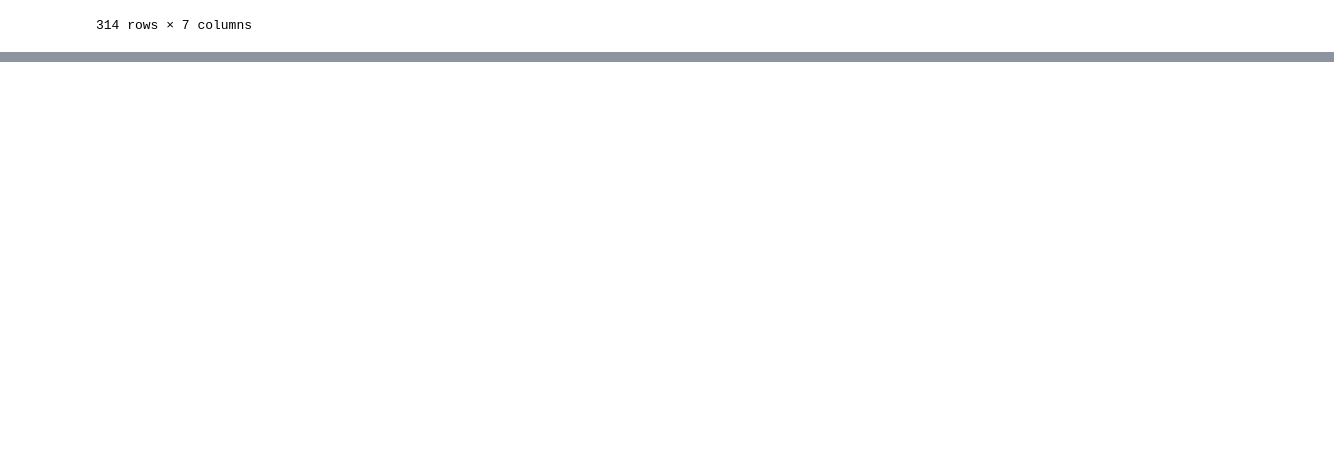
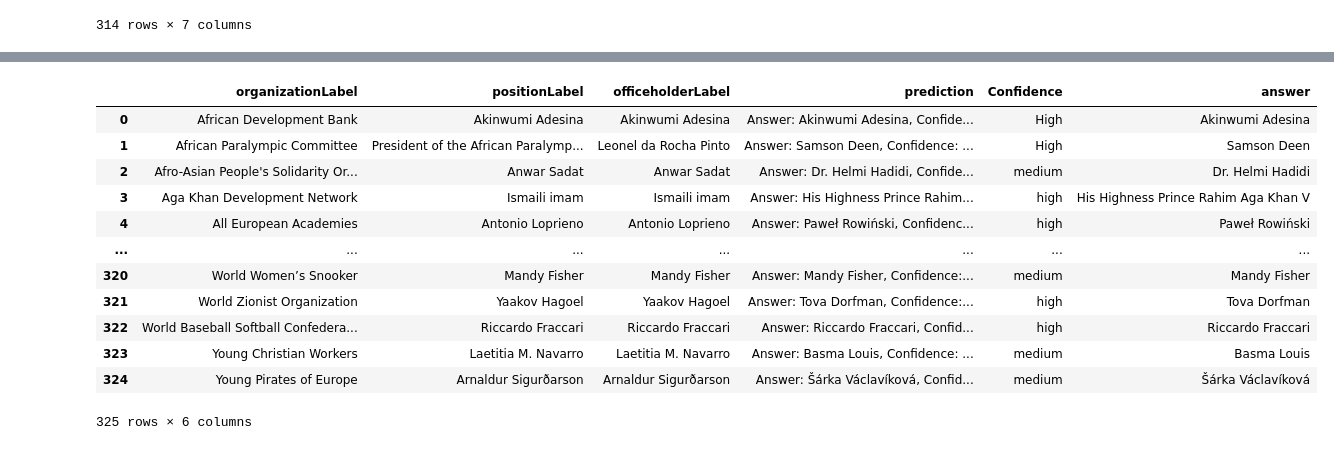
Before and after one commit to amal-gader/autovu-kg, a Jupyter notebook: autovu.ipynb, the cells around one changed output, grey strips where cells are left out. Saved outputs shown, nothing was run; the diff lists cells and outputs as text; code cells hidden in the pictures; blank space fills up the shorter version.

```diff
--- a/autovu.ipynb
+++ b/autovu.ipynb
@@ -469,0 +904,4 @@ resultant_dataframe[resultant_dataframe['ceoLabel']!=resultant_dataframe['answer
+# %%
+import pandas as pd
+
+df = pd.read_csv("international_organizations_leadership_31-03_results_llama.csv")
@@ -469,0 +924,22 @@ resultant_dataframe[resultant_dataframe['ceoLabel']!=resultant_dataframe['answer
+# %%
+df['Confidence'] = df['prediction'].str.extract(r'(?i)\b(high|medium|low)\b')
+# %%
+from entity_align import extract_answer
+
+df['answer'] = df['prediction'].apply(lambda x: extract_answer(x))
+# %%
+df
+# %% [output]
+|  | organizationLabel | positionLabel | officeholderLabel | prediction | Confidence | answer |
+| 0 | African Development Bank | Akinwumi Adesina | Akinwumi Adesina | Answer: Akinwumi Adesina, Confide... | High | Akinwumi Adesina |
+| 1 | African Paralympic Committee | President of the African Paralymp... | Leonel da Rocha Pinto | Answer: Samson Deen, Confidence: ... | High | Samson Deen |
+| 2 | Afro-Asian People's Solidarity Or... | Anwar Sadat | Anwar Sadat | Answer: Dr. Helmi Hadidi, Confide... | medium | Dr. Helmi Hadidi |
+| 3 | Aga Khan Development Network | Ismaili imam | Ismaili imam | Answer: His Highness Prince Rahim... | high | His Highness Prince Rahim Aga Khan V |
+| 4 | All European Academies | Antonio Loprieno | Antonio Loprieno | Answer: Paweł Rowiński, Confidenc... | high | Paweł Rowiński |
+| ... | ... | ... | ... | ... | ... | ... |
+| 320 | World Women’s Snooker | Mandy Fisher | Mandy Fisher | Answer: Mandy Fisher, Confidence:... | medium | Mandy Fisher |
+| 321 | World Zionist Organization | Yaakov Hagoel | Yaakov Hagoel | Answer: Tova Dorfman, Confidence:... | high | Tova Dorfman |
+| 322 | World Baseball Softball Confedera... | Riccardo Fraccari | Riccardo Fraccari | Answer: Riccardo Fraccari, Confid... | high | Riccardo Fraccari |
+| 323 | Young Christian Workers | Laetitia M. Navarro | Laetitia M. Navarro | Answer: Basma Louis, Confidence: ... | medium | Basma Louis |
+| 324 | Young Pirates of Europe | Arnaldur Sigurðarson | Arnaldur Sigurðarson | Answer: Šárka Václavíková, Confid... | medium | Šárka Václavíková |
+325 rows × 6 columns
```
Also changed, not shown: parts of 127 cells of this notebook, 27 other files.
